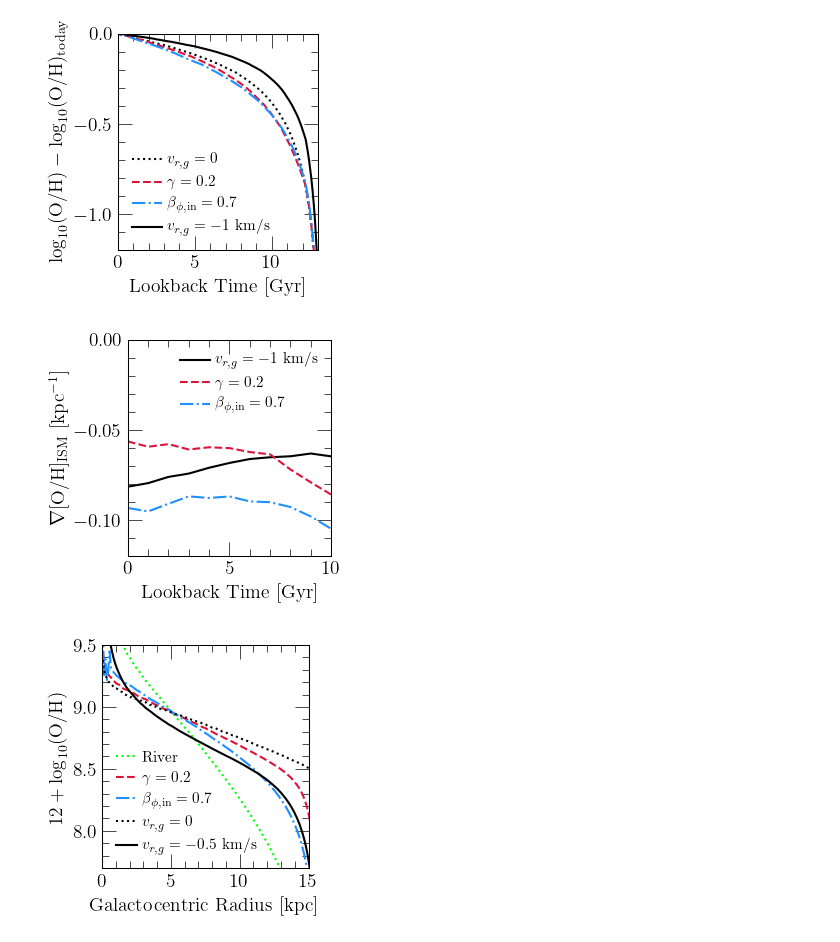
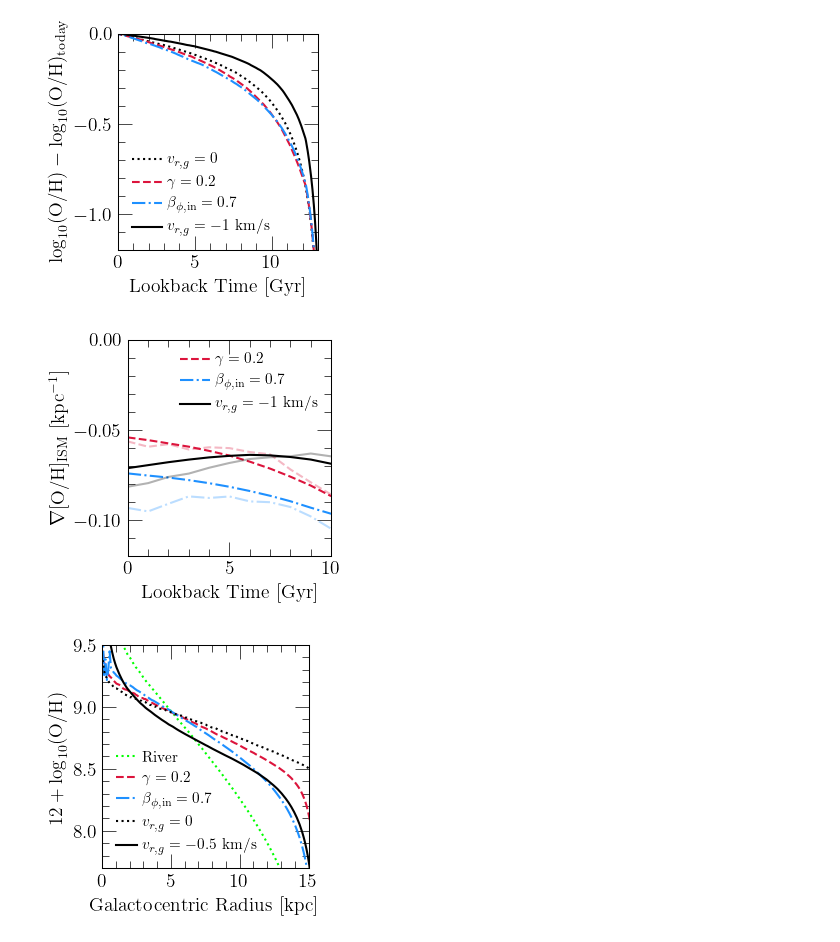
Before and after one commit to giganano/radial-flows, a Jupyter notebook: notebooks/equilibrium.ipynb, the cells around one changed output. Saved outputs shown, nothing was run; the diff lists cells and outputs as text; code cells hidden in the pictures.

Commit message:
figure update

```diff
--- a/notebooks/equilibrium.ipynb
+++ b/notebooks/equilibrium.ipynb
@@ -211,7 +211,7 @@ plt.show()
 [figure]
 # %%
 outputs = [
-    "../outputs/constant/vgas-0",
+    # "../outputs/constant/vgas-0",
     "../outputs/potential-well-deepening/gamma0p2",
     "../outputs/angular-momentum-dilution/betaphiin0p7",
     "../outputs/constant/vgas-1"
@@ -281,9 +281,12 @@ plt.show()
 [figure]
 # %%
 LOOKBACKS = list(range(11))
-LABELS = [r"$v_{r,g} = -1$ km/s", r"$\gamma = 0.2$", r"$\beta_{\phi,\text{in}} = 0.7$"]
-COLORS = ["black", "crimson", "dodgerblue"]
-LINESTYLES = ["-", "--", "-."]
+# LABELS = [r"$v_{r,g} = 0$", r"$\gamma = 0.2$", r"$\beta_{\phi,\text{in}} = 0.7$", r"$v_{r,g} = -1$ km/s"]
+LABELS = [r"$\gamma = 0.2$", r"$\beta_{\phi,\text{in}} = 0.7$", r"$v_{r,g} = -1$ km/s"]
+# COLORS = ["black", "crimson", "dodgerblue", "black"]
+COLORS = ["crimson", "dodgerblue", "black"]
+# LINESTYLES = [":", "--", "-.", "-"]
+LINESTYLES = ["--", "-.", "-"]
 
 fig = plt.figure(figsize = (3.3, 3))
 ax = fig.add_subplot(111)
@@ -292,35 +295,40 @@ ax.set_ylabel(r"$\nabla$[O/H]$_\text{ISM}$ [kpc$^{-1}$]")
 ax.set_xlim([0, 10])
 ax.set_ylim([-0.12, 0])
 ax.set_yticks([-0.1, -0.05, 0])
 
 def plot_slope_evolution(output, zone_width = 0.1, **kwargs):
     slopes = []
     for i in range(len(LOOKBACKS)):
+        slopes.append(ism_gradient(output, LOOKBACKS[i], zone_width = zone_width))
+    ax.plot(LOOKBACKS, slopes, **kwargs)
+    kwargs["label"] = None
+    slopes = []
+    for i in range(len(LOOKBACKS)):
         slopes.append(eq_gradient(output, LOOKBACKS[i], zone_width = zone_width))
-    ax.plot(LOOKBACKS, slopes, **kwargs)
+    ax.plot(LOOKBACKS, slopes, alpha = 0.3, **kwargs)
 
 for i in range(len(outputs)):
     kwargs = {
         "c": named_colors()[COLORS[i]],
         "linestyle": LINESTYLES[i],
         "label": LABELS[i]
     }
     plot_slope_evolution(outputs[i], **kwargs)
 
 kwargs = {
     "loc": mpl_loc("upper right"),
     "fontsize": 11
 }
 ax.legend(**kwargs)
 
 plt.tight_layout()
 for ext in ["pdf", "jpeg"]:
     kwargs = {}
     if ext == "jpeg": kwargs["dpi"] = 200
     plt.savefig("./equilibrium/slope-evolution-fiducial-models.%s" % (ext), **kwargs)
 plt.show()
 # %% [output]
-[figure, old version]
+[figure, new version]
 # %%
 outputs = [
     "../outputs/river/insideout",
```
Also changed, not shown: 2 other files.
